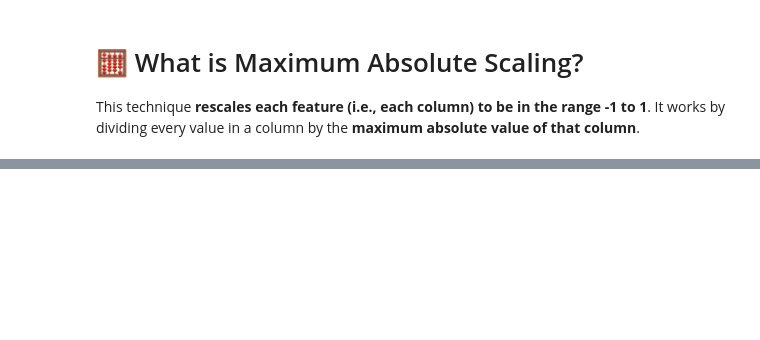
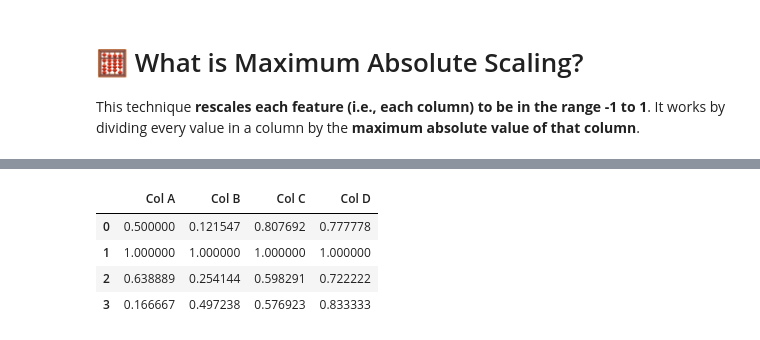
Before and after one commit to ngzhiwei517/NLP, a Jupyter notebook: Pandas_Data_Normalization.ipynb, the cells around one changed output, grey strips where cells are left out. Saved outputs shown, nothing was run; the diff lists cells and outputs as text; code cells hidden in the pictures; blank space fills up the shorter version.

```diff
--- a/Pandas_Data_Normalization.ipynb
+++ b/Pandas_Data_Normalization.ipynb
@@ -58,0 +67,16 @@ display(df)
+# %%
+# copy the data
+df_max_scaled = df.copy()
+
+# apply normalization techniques
+for column in df_max_scaled.columns:
+    df_max_scaled[column] = df_max_scaled[column]  / df_max_scaled[column].abs().max()
+
+# view normalized data
+display(df_max_scaled)
+# %% [output]
+|  | Col A | Col B | Col C | Col D |
+| 0 | 0.500000 | 0.121547 | 0.807692 | 0.777778 |
+| 1 | 1.000000 | 1.000000 | 1.000000 | 1.000000 |
+| 2 | 0.638889 | 0.254144 | 0.598291 | 0.722222 |
+| 3 | 0.166667 | 0.497238 | 0.576923 | 0.833333 |
```
Also changed, not shown: parts of 14 cells of this notebook.
